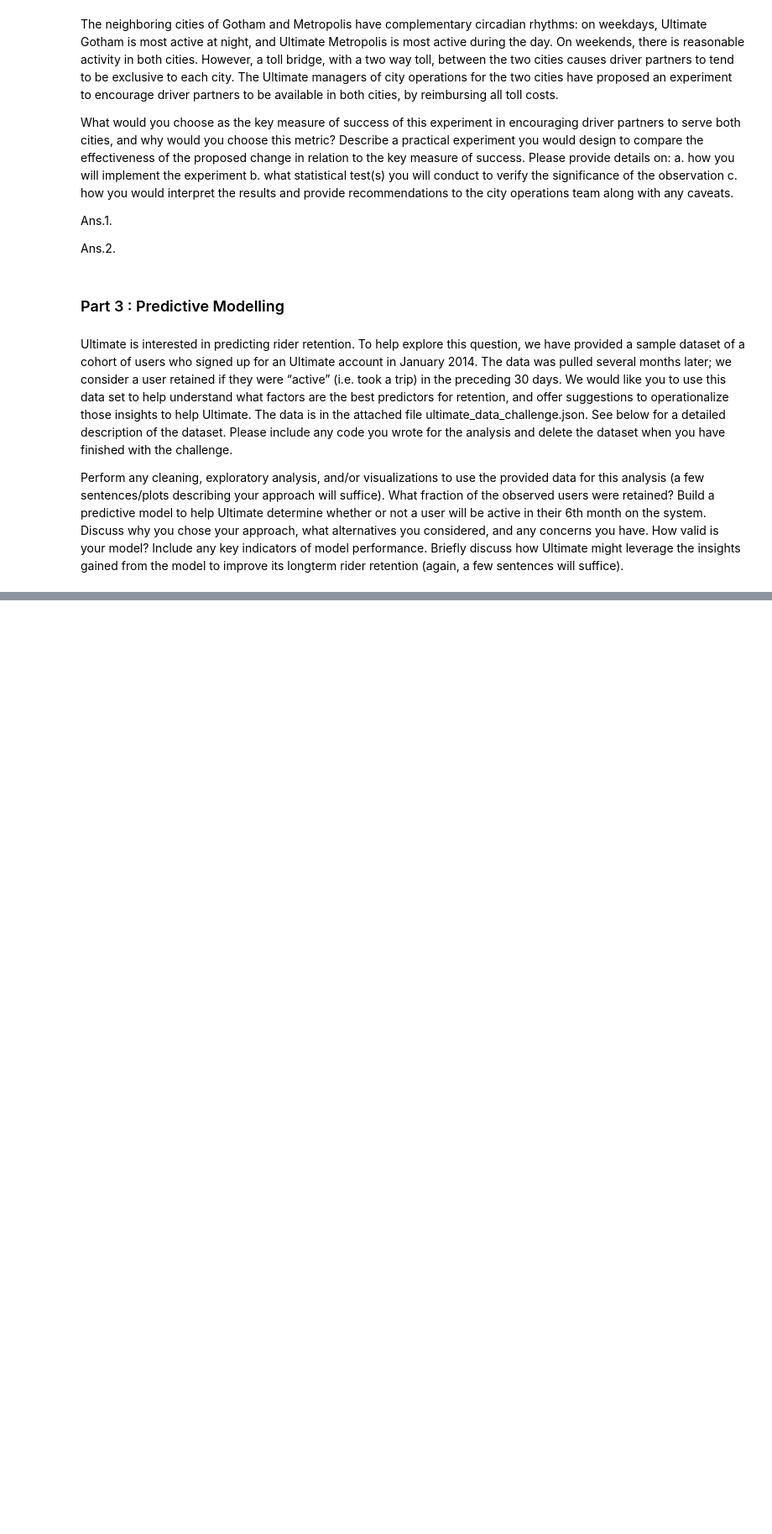
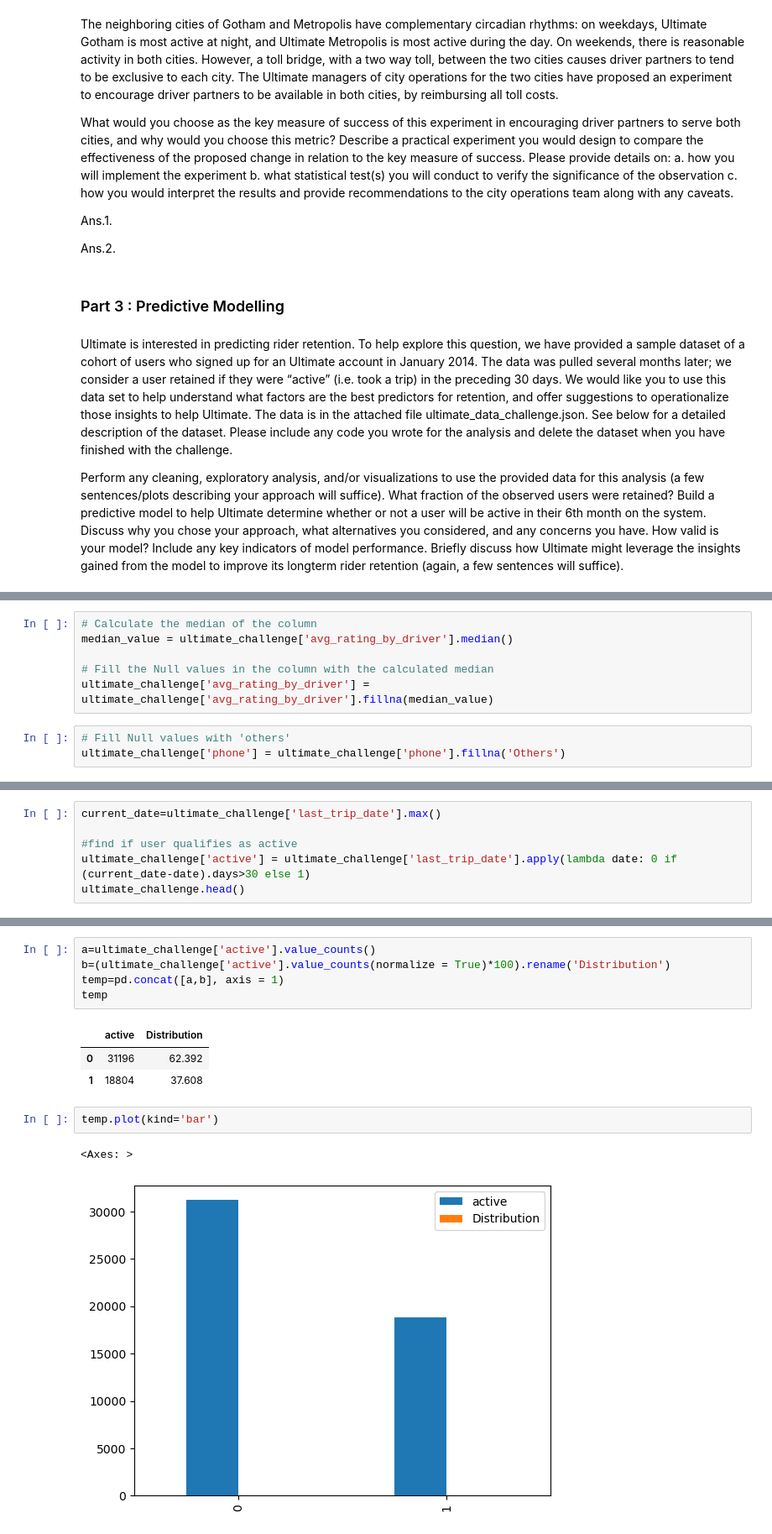
Before and after one commit to sabheen9/ultimate_challenge, a Jupyter notebook: Ultimate.ipynb, the cells around one changed output, grey strips where cells are left out. Shown at 84% size. Drawn from its saved outputs; the diff is of its cells as text; blank space fills up the shorter version.

```diff
--- a/Ultimate.ipynb
+++ b/Ultimate.ipynb
@@ -222,0 +284,9 @@ Briefly discuss how Ultimate might leverage the insights gained from the model t
+# %%
+# Calculate the median of the column
+median_value = ultimate_challenge['avg_rating_by_driver'].median()
+
+# Fill the Null values in the column with the calculated median
+ultimate_challenge['avg_rating_by_driver'] = ultimate_challenge['avg_rating_by_driver'].fillna(median_value)
+# %%
+# Fill Null values with 'others'
+ultimate_challenge['phone'] = ultimate_challenge['phone'].fillna('Others')
@@ -222,0 +311,6 @@ Briefly discuss how Ultimate might leverage the insights gained from the model t
+# %%
+current_date=ultimate_challenge['last_trip_date'].max()
+
+#find if user qualifies as active
+ultimate_challenge['active'] = ultimate_challenge['last_trip_date'].apply(lambda date: 0 if (current_date-date).days>30 else 1)
+ultimate_challenge.head()
@@ -222,0 +324,14 @@ Briefly discuss how Ultimate might leverage the insights gained from the model t
+# %%
+a=ultimate_challenge['active'].value_counts()
+b=(ultimate_challenge['active'].value_counts(normalize = True)*100).rename('Distribution')
+temp=pd.concat([a,b], axis = 1)
+temp
+# %% [output]
+|  | active | Distribution |
+| 0 | 31196 | 62.392 |
+| 1 | 18804 | 37.608 |
+# %%
+temp.plot(kind='bar')
+# %% [output]
+<Axes: >
+[figure, added]
```
Also changed, not shown: parts of 13 cells of this notebook.
